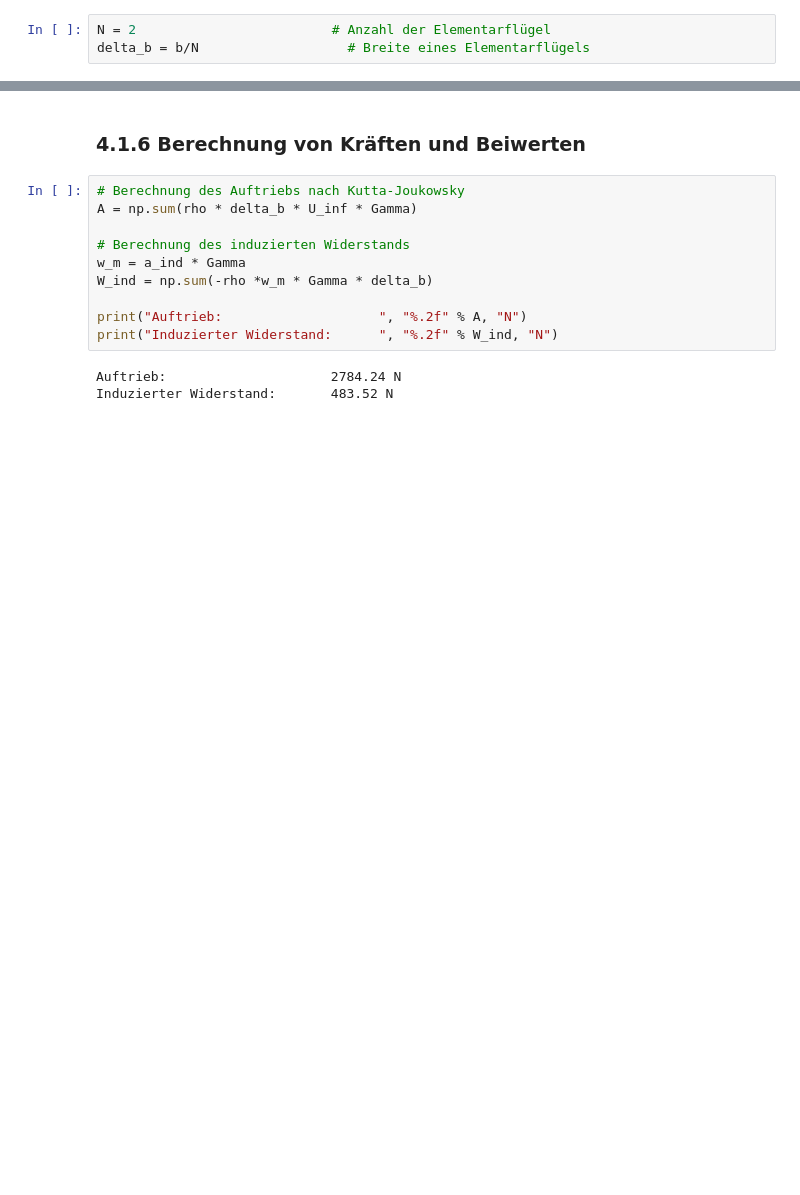
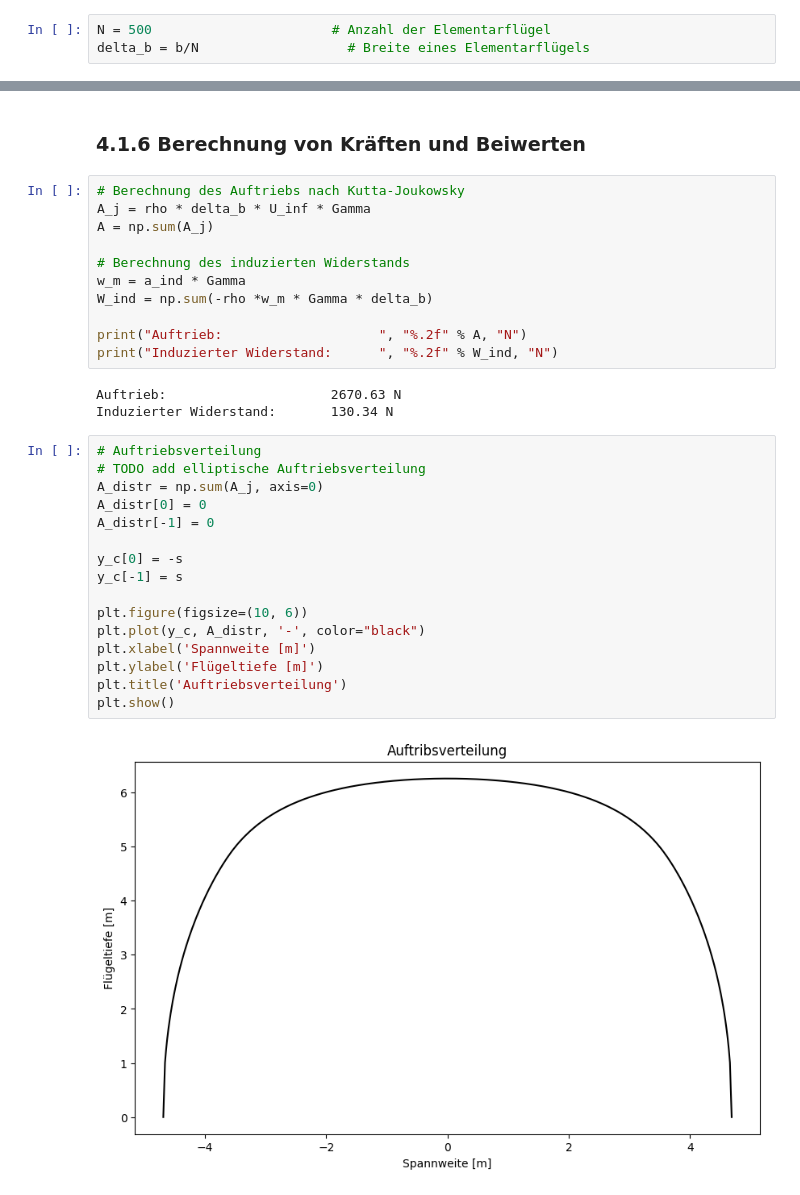
Before and after one commit to AntonSchreiber/aero-lecture, a Jupyter notebook: notebooks/exercise04.ipynb, the cells around one changed output, grey strips where cells are left out. Saved outputs shown, nothing was run; the diff lists cells and outputs as text; blank space fills up the shorter version.

Commit message:
4.1 lift distribution

```diff
--- a/notebooks/exercise04.ipynb
+++ b/notebooks/exercise04.ipynb
@@ -174,7 +174,7 @@ interactive(children=(IntSlider(value=30, description='N', min=1), Output()), _d
 # %% [markdown]
 Zur Bestimmung der $N$ (Variable n) unbekannten Wirbelstärken $\Gamma$ wird die kinematische Strömungsbedingung in den $N$ (Variable $m$) Aufpunkten erfüllt, und man hat ein lineares Gleichungssystem zu lösen. Dafür werden die Koordinaten des tragenden Wirbels entlang der örtlichen $l_p/4$-Linie (indizes a, b) am Rand jedes Elementarflügels sowie die der Aufpunkte im $3l_p/4$–Punkt des Mittelschnittes jedes Elementarflügels (index c) bestimmt.
 # %%
-N = 2                         # Anzahl der Elementarflügel
+N = 500                       # Anzahl der Elementarflügel
 delta_b = b/N                   # Breite eines Elementarflügels
 # %%
 # Spannweitige Positionen der Punkte A, B und Aufpunkt C
@@ -242,7 +253,8 @@ Gamma = np.linalg.inv(a) * alpha_g * (- U_inf)
 ### 4.1.6 Berechnung von Kräften und Beiwerten
 # %%
 # Berechnung des Auftriebs nach Kutta-Joukowsky
-A = np.sum(rho * delta_b * U_inf * Gamma)
+A_j = rho * delta_b * U_inf * Gamma
+A = np.sum(A_j)
 
 # Berechnung des induzierten Widerstands
 w_m = a_ind * Gamma
@@ -251,8 +263,26 @@ W_ind = np.sum(-rho *w_m * Gamma * delta_b)
 print("Auftrieb:                    ", "%.2f" % A, "N")
 print("Induzierter Widerstand:      ", "%.2f" % W_ind, "N")
 # %% [output]
-Auftrieb:                     2784.24 N
-Induzierter Widerstand:       483.52 N
+Auftrieb:                     2670.63 N
+Induzierter Widerstand:       130.34 N
+# %%
+# Auftriebsverteilung
+# TODO add elliptische Auftriebsverteilung
+A_distr = np.sum(A_j, axis=0)
+A_distr[0] = 0
+A_distr[-1] = 0
+
+y_c[0] = -s
+y_c[-1] = s
+
+plt.figure(figsize=(10, 6))
+plt.plot(y_c, A_distr, '-', color="black")
+plt.xlabel('Spannweite [m]')
+plt.ylabel('Flügeltiefe [m]')
+plt.title('Auftriebsverteilung')
+plt.show()
+# %% [output]
+[figure, added]
 # %%
 # Auftriebsbeiwert
 C_A = 2*A / (rho * U_inf**2 * S)
```
Also changed, not shown: parts of 3 cells of this notebook.
